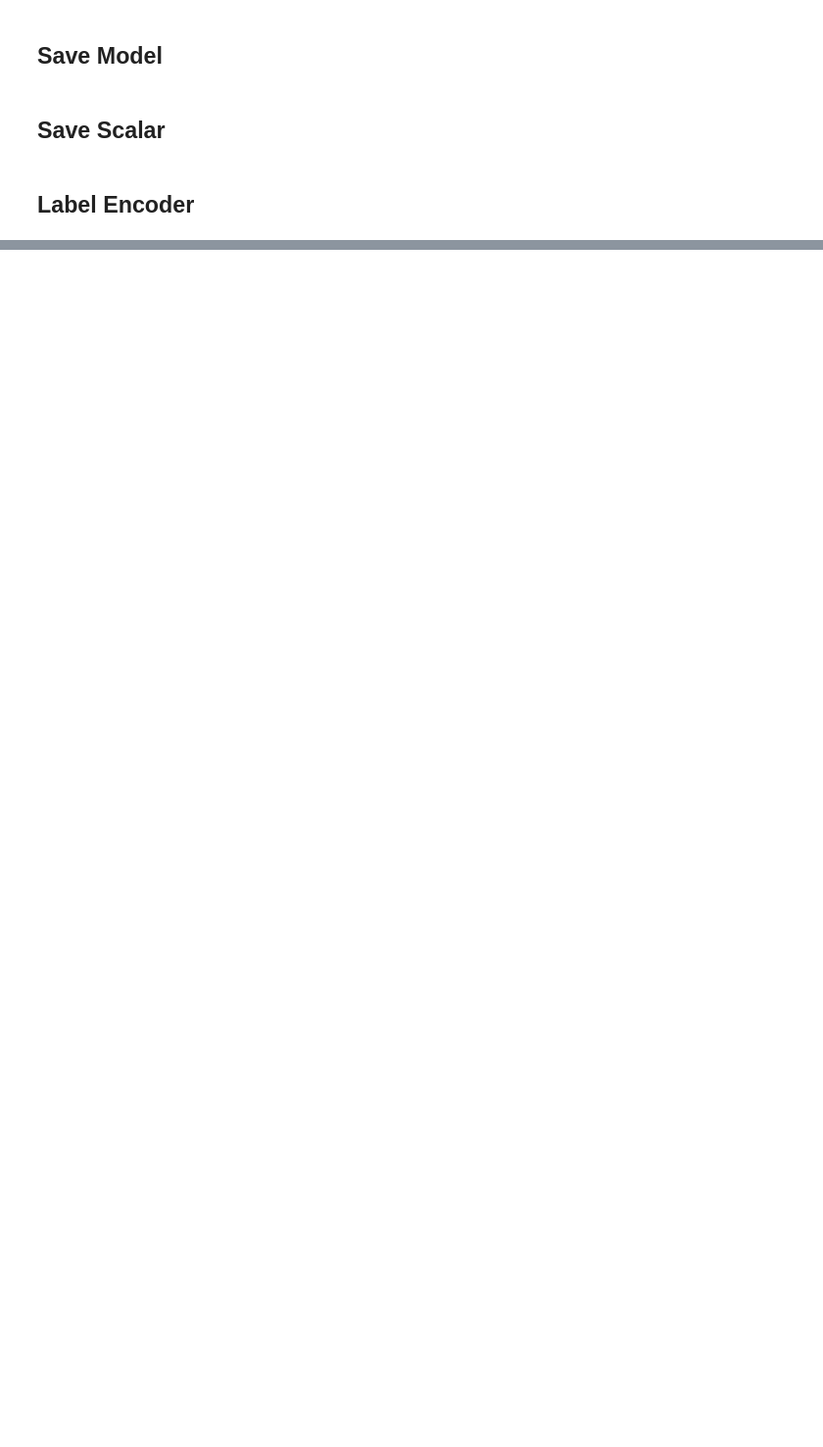
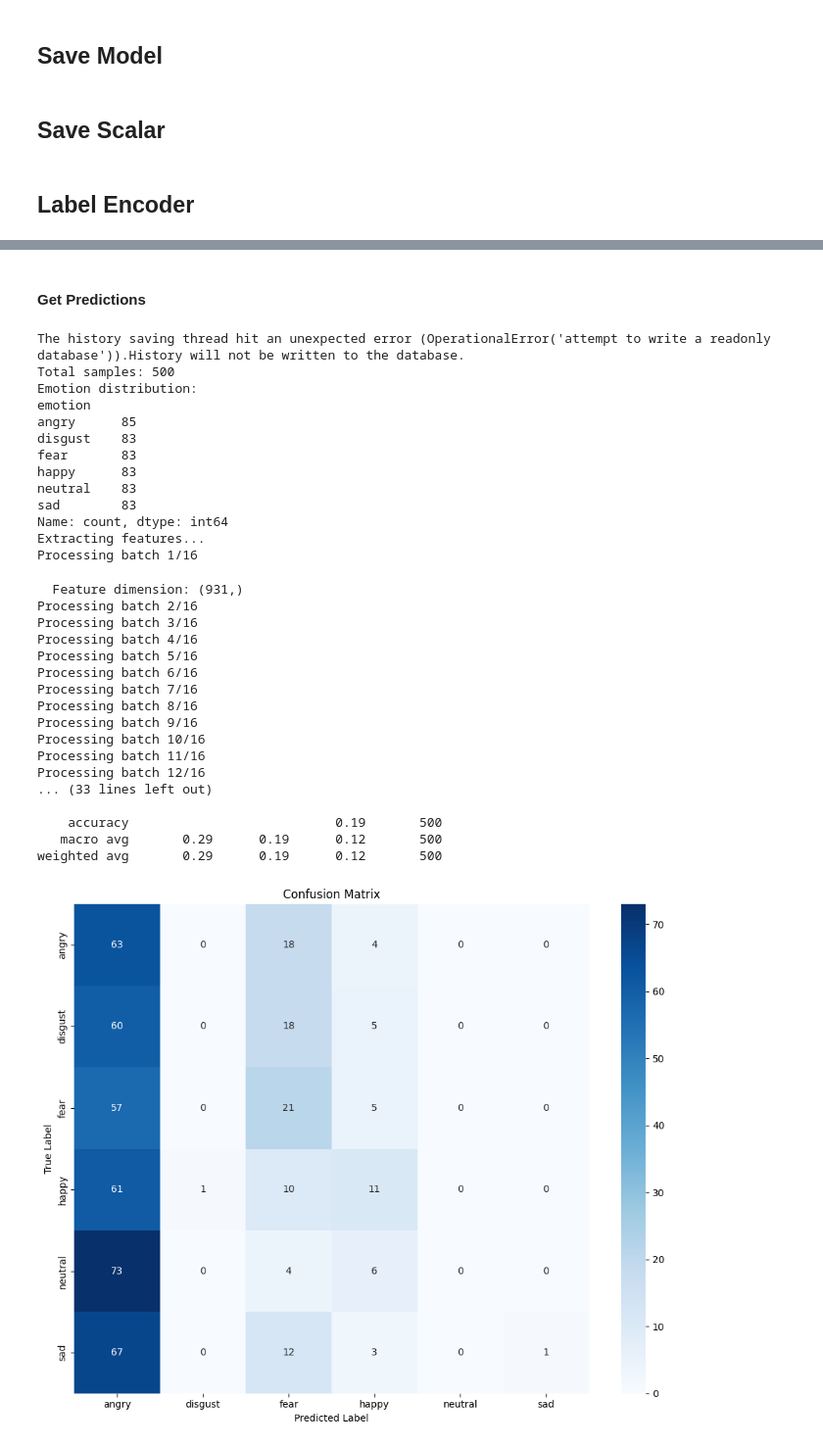
Before and after one commit to JohnOzu/speech-emotion-recognition-ml, a Jupyter notebook: notebooks/06-model-training-svm.ipynb, the cells around one changed output, grey strips where cells are left out. Shown: that part at 98% size. Drawn from its saved outputs; the diff is of its cells as text; code cells hidden in the pictures; blank space fills up the shorter version.

```diff
--- a/notebooks/06-model-training-svm.ipynb
+++ b/notebooks/06-model-training-svm.ipynb
@@ -439,0 +317,68 @@ with open(encoder_path, 'wb') as f:
+# %% [markdown]
+#### Get Predictions
+# %%
+import pandas as pd
+
+df = pd.read_csv('../data/processed/audio_16k/subesco/metadata.csv')
+
+# Sample 500 rows with stratified sampling to maintain emotion distribution
+max_samples = 500
+samples_per_emotion = max_samples // df['emotion'].nunique()
+
+# Stratified sampling
+df_sampled = df.groupby('emotion', group_keys=False).apply(
+    lambda x: x.sample(n=min(len(x), samples_per_emotion), random_state=42)
+)
+
+# If we don't have exactly 500, fill up to 500 with remaining samples
+if len(df_sampled) < max_samples:
+    remaining = max_samples - len(df_sampled)
+    remaining_df = df[~df.index.isin(df_sampled.index)].sample(n=remaining, random_state=42)
+    df_sampled = pd.concat([df_sampled, remaining_df])
+
+file_paths = df_sampled["file_path"].tolist()
+labels_dict = dict(zip(df_sampled['file_path'], df_sampled['emotion']))
+true_labels = df_sampled["emotion"].tolist()
+
+# Print distribution to verify
+print(f"Total samples: {len(df_sampled)}")
+print(f"Emotion distribution:\n{df_sampled['emotion'].value_counts().sort_index()}")
+
+results, metrics = predictor.evaluate(
+    file_paths=file_paths,
+    true_labels=true_labels,
+    batch_size=32,
+    plot_cm=True,  # Generate visual confusion matrix
+)
+# %% [output]
+The history saving thread hit an unexpected error (OperationalError('attempt to write a readonly database')).History will not be written to the database.
+Total samples: 500
+Emotion distribution:
+emotion
+angry      85
+disgust    83
+fear       83
+happy      83
+neutral    83
+sad        83
+Name: count, dtype: int64
+Extracting features...
+Processing batch 1/16
+  Feature dimension: (931,)
+Processing batch 2/16
+Processing batch 3/16
+Processing batch 4/16
+Processing batch 5/16
+Processing batch 6/16
+Processing batch 7/16
+Processing batch 8/16
+Processing batch 9/16
+Processing batch 10/16
+Processing batch 11/16
+Processing batch 12/16
+... (33 lines left out)
+
+    accuracy                           0.19       500
+   macro avg       0.29      0.19      0.12       500
+weighted avg       0.29      0.19      0.12       500
+[figure, added]
```
Also changed, not shown: parts of 23 cells of this notebook, 15 other files.
